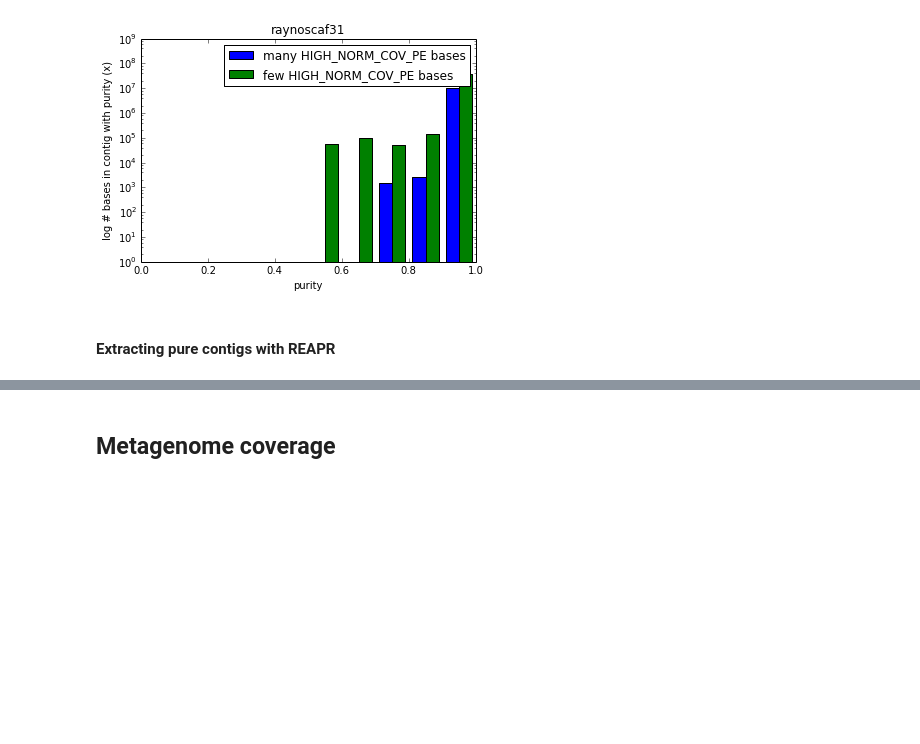
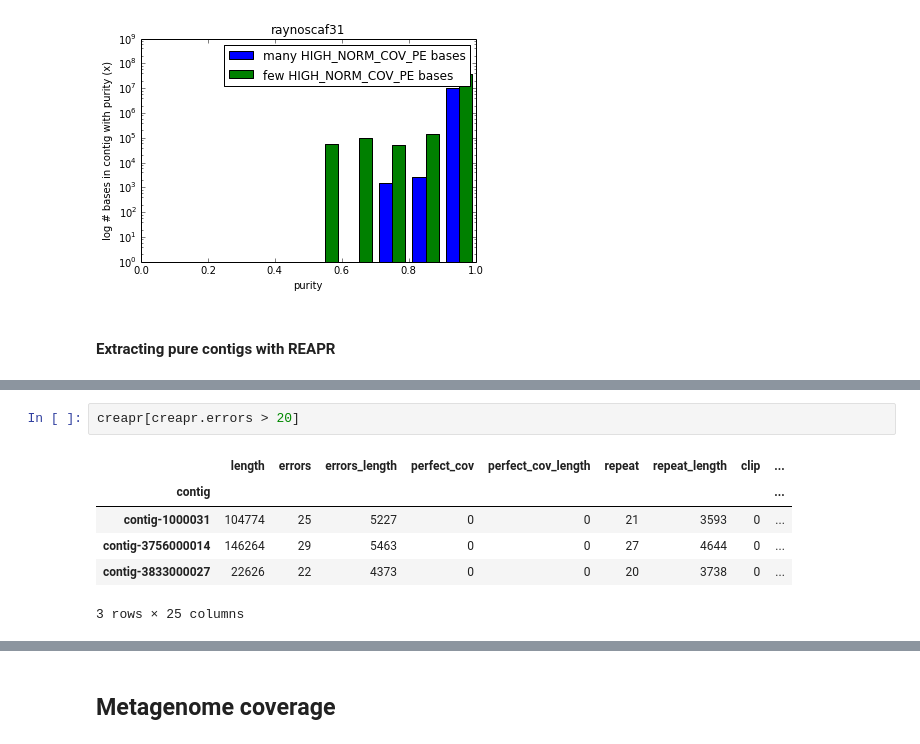
Before and after one commit to inodb/masmvali-publication, a Jupyter notebook: notebooks/LIMS1884-filtered-pairs-assemblies-2.ipynb, the cells around one changed output, grey strips where cells are left out. Cells and saved outputs as stored; diff of their text form; blank space fills up the shorter version.

```diff
--- a/notebooks/LIMS1884-filtered-pairs-assemblies-2.ipynb
+++ b/notebooks/LIMS1884-filtered-pairs-assemblies-2.ipynb
@@ -416,0 +448,9 @@ creapr.head()
+# %%
+creapr[creapr.errors > 20]
+# %% [output]
+|  | length | errors | errors_length | perfect_cov | perfect_cov_length | repeat | repeat_length | clip | ... |
+| contig |  |  |  |  |  |  |  |  | ... |
+| contig-1000031 | 104774 | 25 | 5227 | 0 | 0 | 21 | 3593 | 0 | ... |
+| contig-3756000014 | 146264 | 29 | 5463 | 0 | 0 | 27 | 4644 | 0 | ... |
+| contig-3833000027 | 22626 | 22 | 4373 | 0 | 0 | 20 | 3738 | 0 | ... |
+3 rows × 25 columns
```
Also changed, not shown: parts of 4 cells of this notebook.
